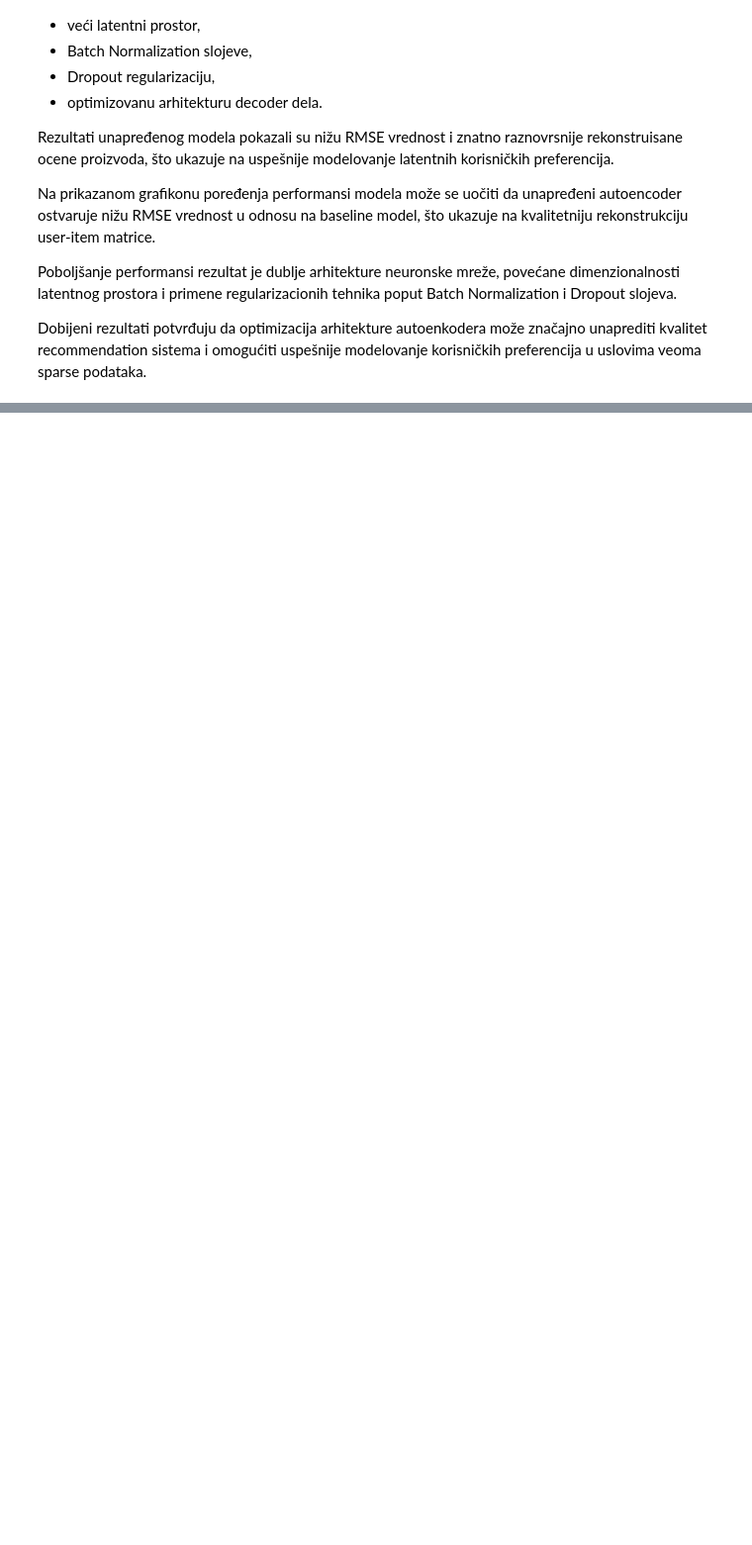
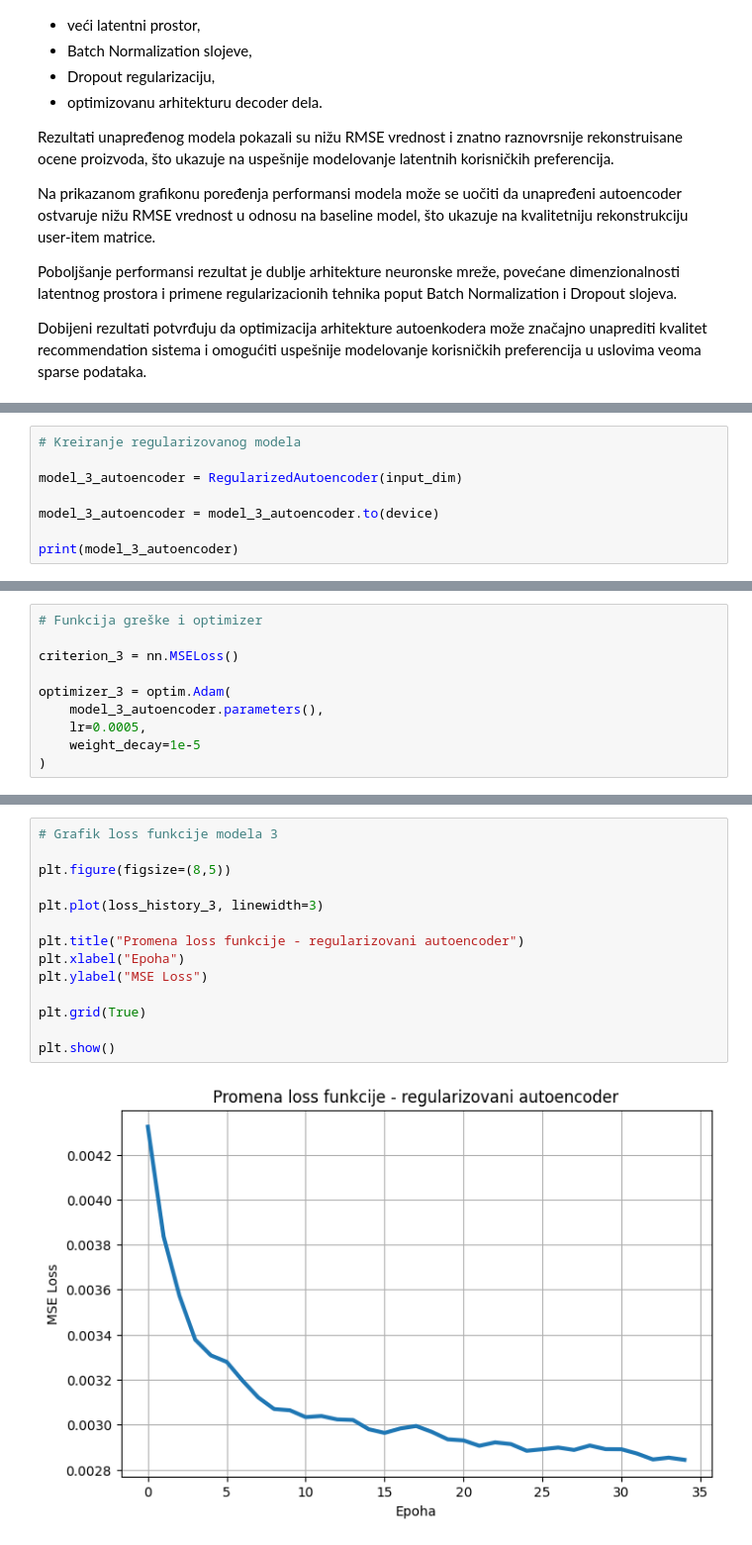
Before and after one commit to branka2004/preporuka_proizvoda_u_elektronskoj_trgovini, a Jupyter notebook: preporuka_proizvoda_autoencoder.ipynb, the cells around one changed output, grey strips where cells are left out. Shown at 99% size. Cells and saved outputs as stored; diff of their text form; blank space fills up the shorter version.

Commit message:
Implementacija regularizovanog autoenkodera

```diff
--- a/preporuka_proizvoda_autoencoder.ipynb
+++ b/preporuka_proizvoda_autoencoder.ipynb
@@ -1131,0 +1191,8 @@ Dobijeni rezultati potvrđuju da optimizacija arhitekture autoenkodera može zna
+# %%
+# Kreiranje regularizovanog modela
+
+model_3_autoencoder = RegularizedAutoencoder(input_dim)
+
+model_3_autoencoder = model_3_autoencoder.to(device)
+
+print(model_3_autoencoder)
@@ -1131,0 +1227,10 @@ Dobijeni rezultati potvrđuju da optimizacija arhitekture autoenkodera može zna
+# %%
+# Funkcija greške i optimizer
+
+criterion_3 = nn.MSELoss()
+
+optimizer_3 = optim.Adam(
+    model_3_autoencoder.parameters(),
+    lr=0.0005,
+    weight_decay=1e-5
+)
@@ -1131,0 +1293,16 @@ Dobijeni rezultati potvrđuju da optimizacija arhitekture autoenkodera može zna
+# %%
+# Grafik loss funkcije modela 3
+
+plt.figure(figsize=(8,5))
+
+plt.plot(loss_history_3, linewidth=3)
+
+plt.title("Promena loss funkcije - regularizovani autoencoder")
+plt.xlabel("Epoha")
+plt.ylabel("MSE Loss")
+
+plt.grid(True)
+
+plt.show()
+# %% [output]
+[figure, added]
```
Also changed, not shown: parts of 18 cells of this notebook.
